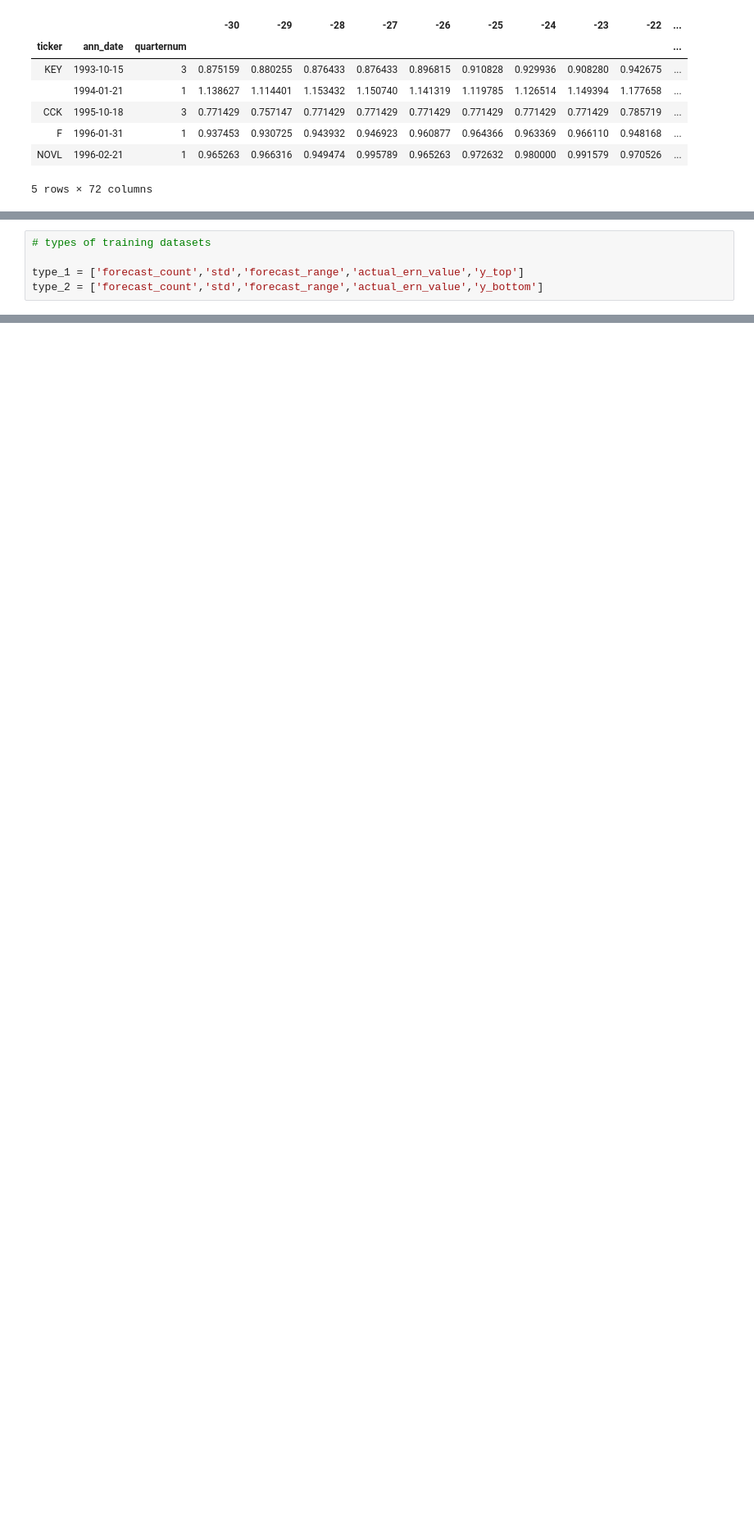
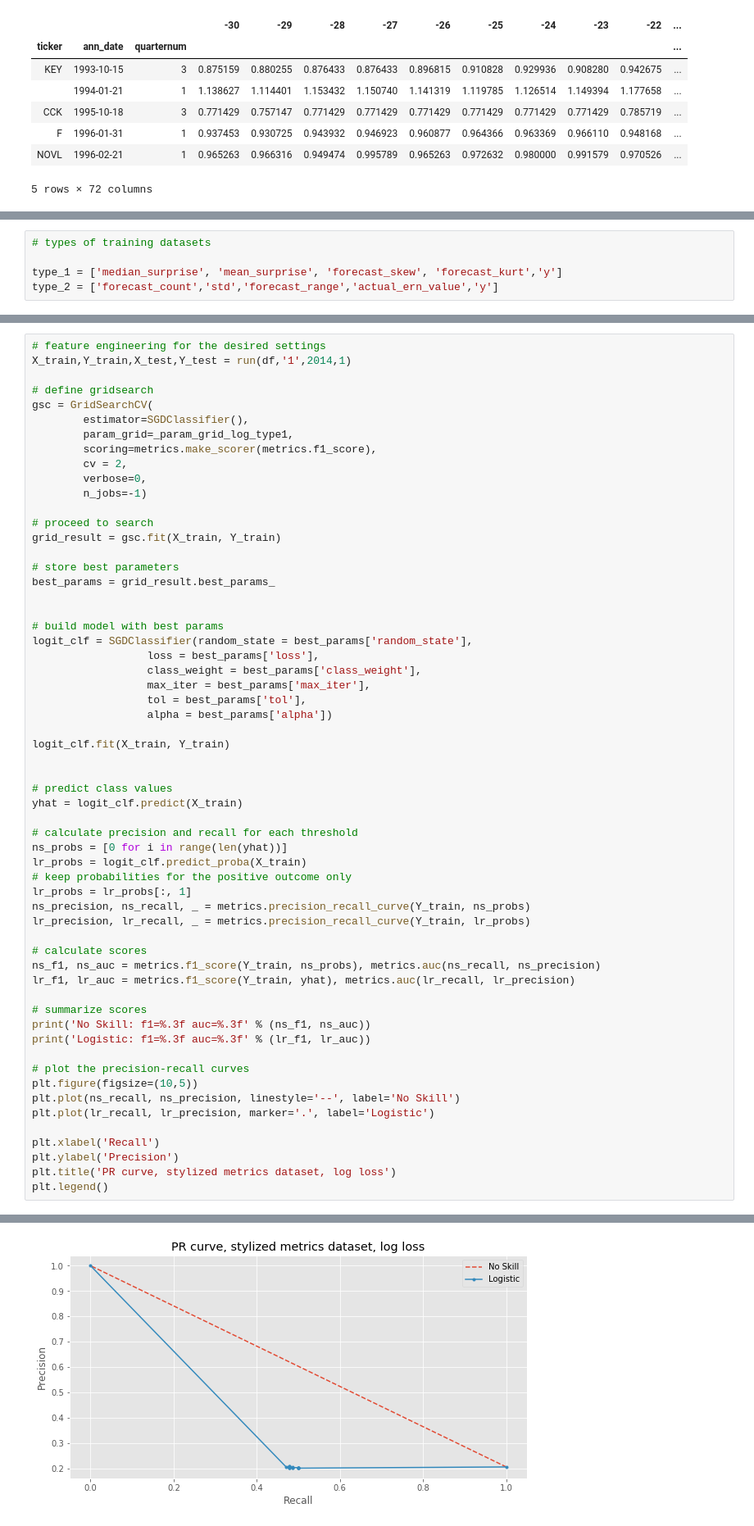
Before and after one commit to rmfeng/dsqfltproject, a Jupyter notebook: notebooks/part_2_models.ipynb, the cells around one changed output, grey strips where cells are left out. Shown at 82% size. Cells and saved outputs as stored; diff of their text form; blank space fills up the shorter version.

```diff
--- a/notebooks/part_2_models.ipynb
+++ b/notebooks/part_2_models.ipynb
@@ -68,8 +57,8 @@ target variable y_bottom has 749 occurences of 0 and 84 occurences of 1
 # %%
 # types of training datasets
 
-type_1 = ['forecast_count','std','forecast_range','actual_ern_value','y_top']
-type_2 = ['forecast_count','std','forecast_range','actual_ern_value','y_bottom']
+type_1 = ['median_surprise', 'mean_surprise', 'forecast_skew', 'forecast_kurt','y']
+type_2 = ['forecast_count','std','forecast_range','actual_ern_value','y']
 # %%
 # some useful functions
 
@@ -236,0 +414,60 @@ Text(0.5, 1.0, 'f1 scores obtained with log loss')
+# %%
+# feature engineering for the desired settings
+X_train,Y_train,X_test,Y_test = run(df,'1',2014,1)
+
+# define gridsearch
+gsc = GridSearchCV(
+        estimator=SGDClassifier(),
+        param_grid=_param_grid_log_type1,
+        scoring=metrics.make_scorer(metrics.f1_score),
+        cv = 2,
+        verbose=0,
+        n_jobs=-1)
+
+# proceed to search
+grid_result = gsc.fit(X_train, Y_train)
+
+# store best parameters
+best_params = grid_result.best_params_
+
+
+# build model with best params
+logit_clf = SGDClassifier(random_state = best_params['random_state'],
+                  loss = best_params['loss'],
+                  class_weight = best_params['class_weight'],
+                  max_iter = best_params['max_iter'],
+                  tol = best_params['tol'],
+                  alpha = best_params['alpha'])
+
+logit_clf.fit(X_train, Y_train)
+
+
+# predict class values
+yhat = logit_clf.predict(X_train)
+
+# calculate precision and recall for each threshold
+ns_probs = [0 for i in range(len(yhat))]
+lr_probs = logit_clf.predict_proba(X_train)
+# keep probabilities for the positive outcome only
+lr_probs = lr_probs[:, 1]
+ns_precision, ns_recall, _ = metrics.precision_recall_curve(Y_train, ns_probs)
+lr_precision, lr_recall, _ = metrics.precision_recall_curve(Y_train, lr_probs)
+
+# calculate scores
+ns_f1, ns_auc = metrics.f1_score(Y_train, ns_probs), metrics.auc(ns_recall, ns_precision)
+lr_f1, lr_auc = metrics.f1_score(Y_train, yhat), metrics.auc(lr_recall, lr_precision)
+
+# summarize scores
+print('No Skill: f1=%.3f auc=%.3f' % (ns_f1, ns_auc))
+print('Logistic: f1=%.3f auc=%.3f' % (lr_f1, lr_auc))
+
+# plot the precision-recall curves
+plt.figure(figsize=(10,5))
+plt.plot(ns_recall, ns_precision, linestyle='--', label='No Skill')
+plt.plot(lr_recall, lr_precision, marker='.', label='Logistic')
+
+plt.xlabel('Recall')
+plt.ylabel('Precision')
+plt.title('PR curve, stylized metrics dataset, log loss')
+plt.legend()
+# %% [output]
@@ -236,0 +477 @@ Text(0.5, 1.0, 'f1 scores obtained with log loss')
+[figure, added]
```
Also changed, not shown: parts of 35 cells of this notebook.
